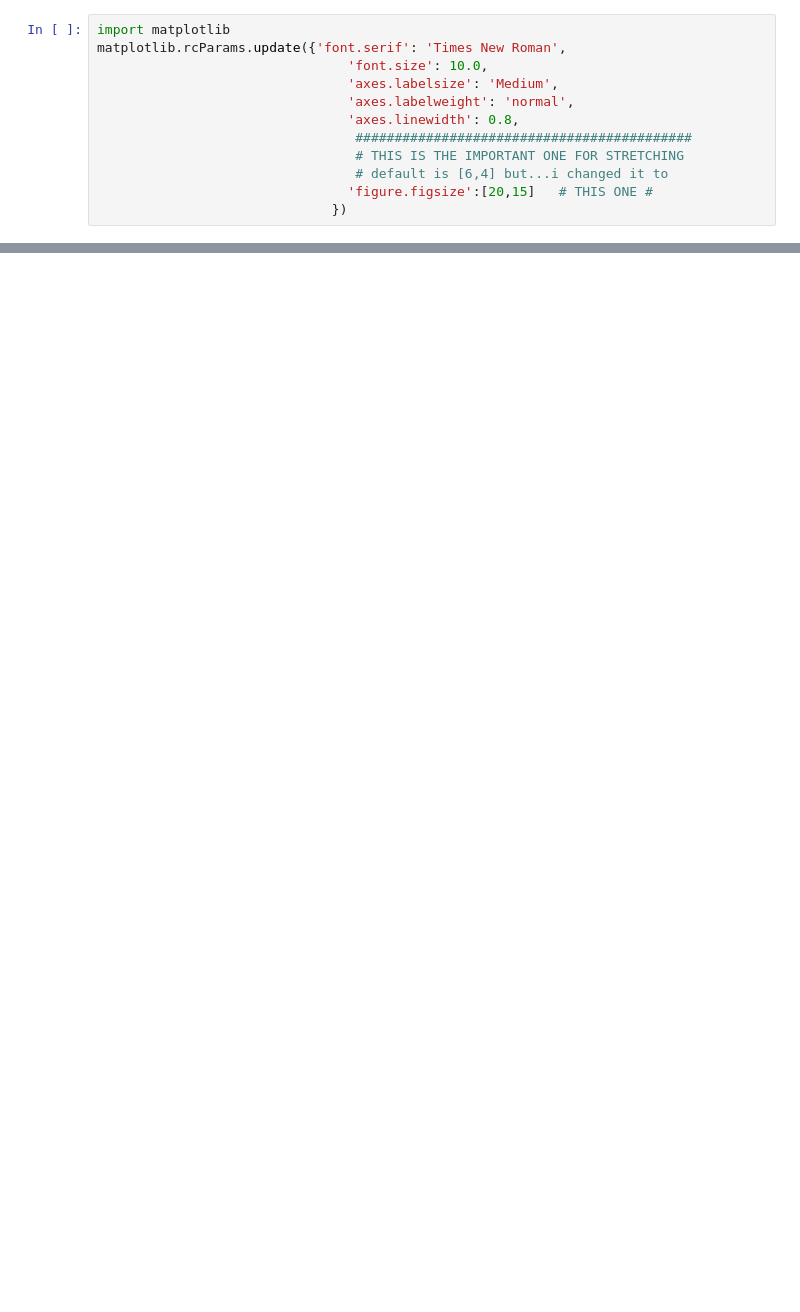
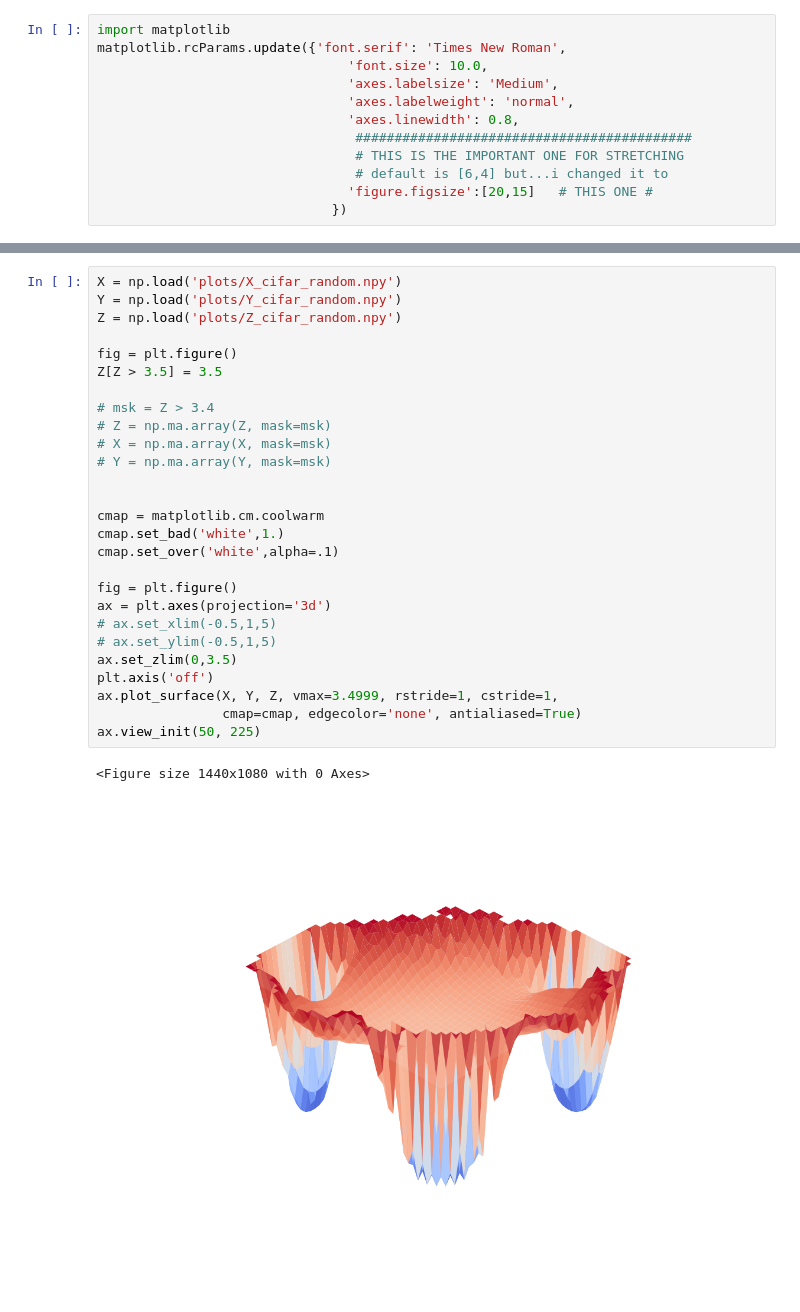
Before and after one commit to alexturn/robustDL, a Jupyter notebook: testing.ipynb, the cells around one changed output, grey strips where cells are left out. Drawn from its saved outputs; the diff is of its cells as text; blank space fills up the shorter version.

```diff
--- a/testing.ipynb
+++ b/testing.ipynb
@@ -154 +46,31 @@ ax.view_init(50, 225)
+# %%
+X = np.load('plots/X_cifar_random.npy')
+Y = np.load('plots/Y_cifar_random.npy')
+Z = np.load('plots/Z_cifar_random.npy')
+
+fig = plt.figure()
+Z[Z > 3.5] = 3.5
+
+# msk = Z > 3.4
+# Z = np.ma.array(Z, mask=msk)
+# X = np.ma.array(X, mask=msk)
+# Y = np.ma.array(Y, mask=msk)
+
+
+cmap = matplotlib.cm.coolwarm
+cmap.set_bad('white',1.)
+cmap.set_over('white',alpha=.1)
+
+fig = plt.figure()
+ax = plt.axes(projection='3d')
+# ax.set_xlim(-0.5,1,5)
+# ax.set_ylim(-0.5,1,5)
+ax.set_zlim(0,3.5)
+plt.axis('off')
+ax.plot_surface(X, Y, Z, vmax=3.4999, rstride=1, cstride=1,
+                cmap=cmap, edgecolor='none', antialiased=True)
+ax.view_init(50, 225)
+# %% [output]
+<Figure size 1440x1080 with 0 Axes>
+[figure, added]
 # %%
```
Also changed, not shown: parts of 45 cells of this notebook, 9 other files.
